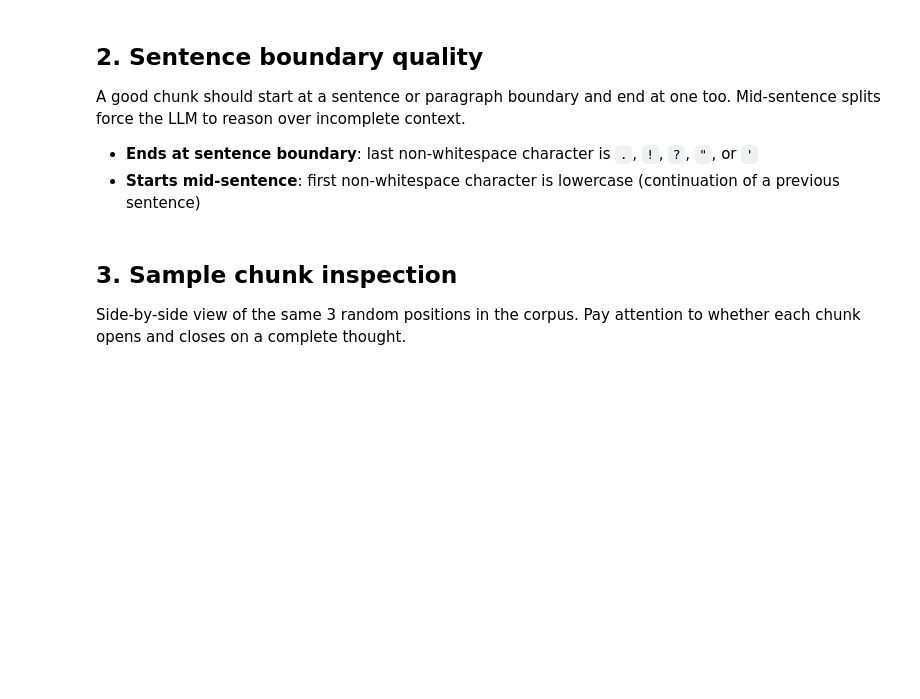
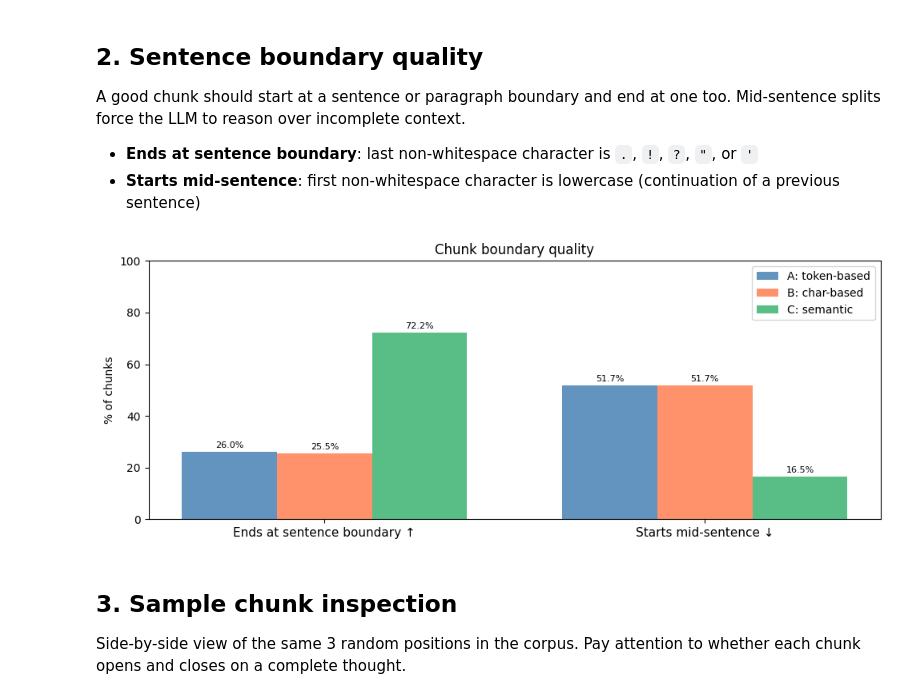
Before and after one commit to EloiseInacio/HPQuiz, a Jupyter notebook: splitting_comparison.ipynb, the cells around one changed output. Drawn from its saved outputs; the diff is of its cells as text; code cells hidden in the pictures; blank space fills up the shorter version.

```diff
--- a/splitting_comparison.ipynb
+++ b/splitting_comparison.ipynb
@@ -86,41 +123,39 @@ A good chunk should start at a sentence or paragraph boundary and end at one too
 # %%
 def boundary_stats(chunks):
     ends_sentence, starts_mid = 0, 0
     for c in chunks:
         text = c.page_content
         if text.rstrip() and text.rstrip()[-1] in ".!?\"'":
             ends_sentence += 1
         if text.lstrip() and text.lstrip()[0].islower():
             starts_mid += 1
     n = len(chunks)
     return ends_sentence / n * 100, starts_mid / n * 100
 
-end_A, mid_A = boundary_stats(chunks_A)
-end_B, mid_B = boundary_stats(chunks_B)
+for s in STRATEGIES:
+    s["end_pct"], s["mid_pct"] = boundary_stats(s["chunks"])
 
-labels   = ["Ends at sentence boundary ↑", "Starts mid-sentence ↓"]
-vals_A   = [end_A, mid_A]
-vals_B   = [end_B, mid_B]
-colors_A = ["steelblue", "steelblue"]
-colors_B = ["coral", "coral"]
+labels = ["Ends at sentence boundary ↑", "Starts mid-sentence ↓"]
+x = np.arange(len(labels))
+w = 0.25
 
-x = np.arange(len(labels))
-w = 0.35
-
-fig, ax = plt.subplots(figsize=(9, 4))
-bars_A = ax.bar(x - w/2, vals_A, w, label="A: token-based", color="steelblue", alpha=0.8)
-bars_B = ax.bar(x + w/2, vals_B, w, label="B: char-based",  color="coral",     alpha=0.8)
+fig, ax = plt.subplots(figsize=(10, 4))
+for i, s in enumerate(STRATEGIES):
+    bars = ax.bar(x + (i - 1) * w, [s["end_pct"], s["mid_pct"]], w,
+                  label=s["name"], color=s["color"], alpha=0.85)
+    for bar in bars:
+        ax.text(bar.get_x() + bar.get_width() / 2, bar.get_height() + 1,
+                f"{bar.get_height():.1f}%", ha="center", va="bottom", fontsize=8)
 ax.set_xticks(x)
 ax.set_xticklabels(labels, fontsize=11)
 ax.set_ylabel("% of chunks")
 ax.set_title("Chunk boundary quality")
 ax.set_ylim(0, 100)
 ax.legend()
-for bar in list(bars_A) + list(bars_B):
-    ax.text(bar.get_x() + bar.get_width() / 2, bar.get_height() + 1,
-            f"{bar.get_height():.1f}%", ha="center", va="bottom", fontsize=9)
 plt.tight_layout()
 plt.show()
+# %% [output]
+[figure, added]
 # %% [markdown]
 ## 3. Sample chunk inspection
 
```
Also changed, not shown: parts of 7 cells of this notebook, 2 other files.
